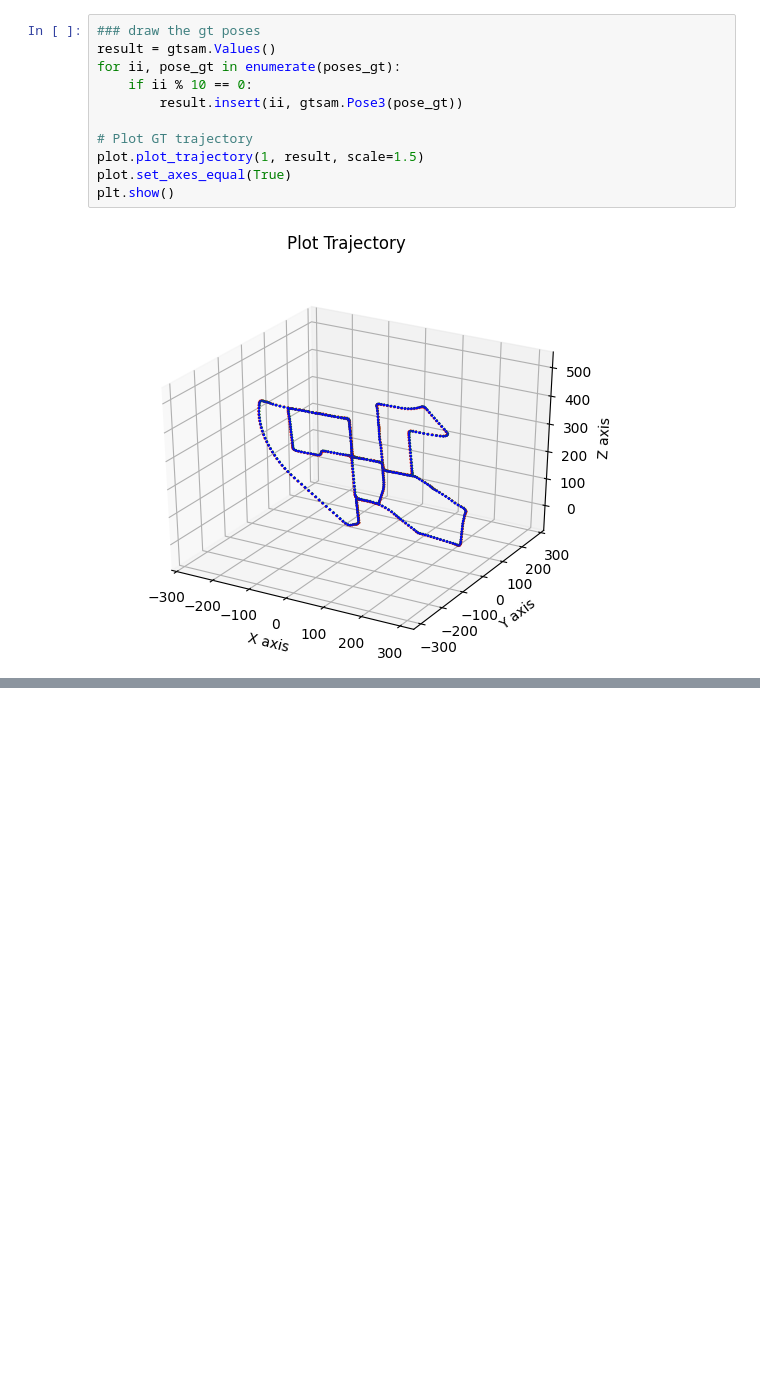
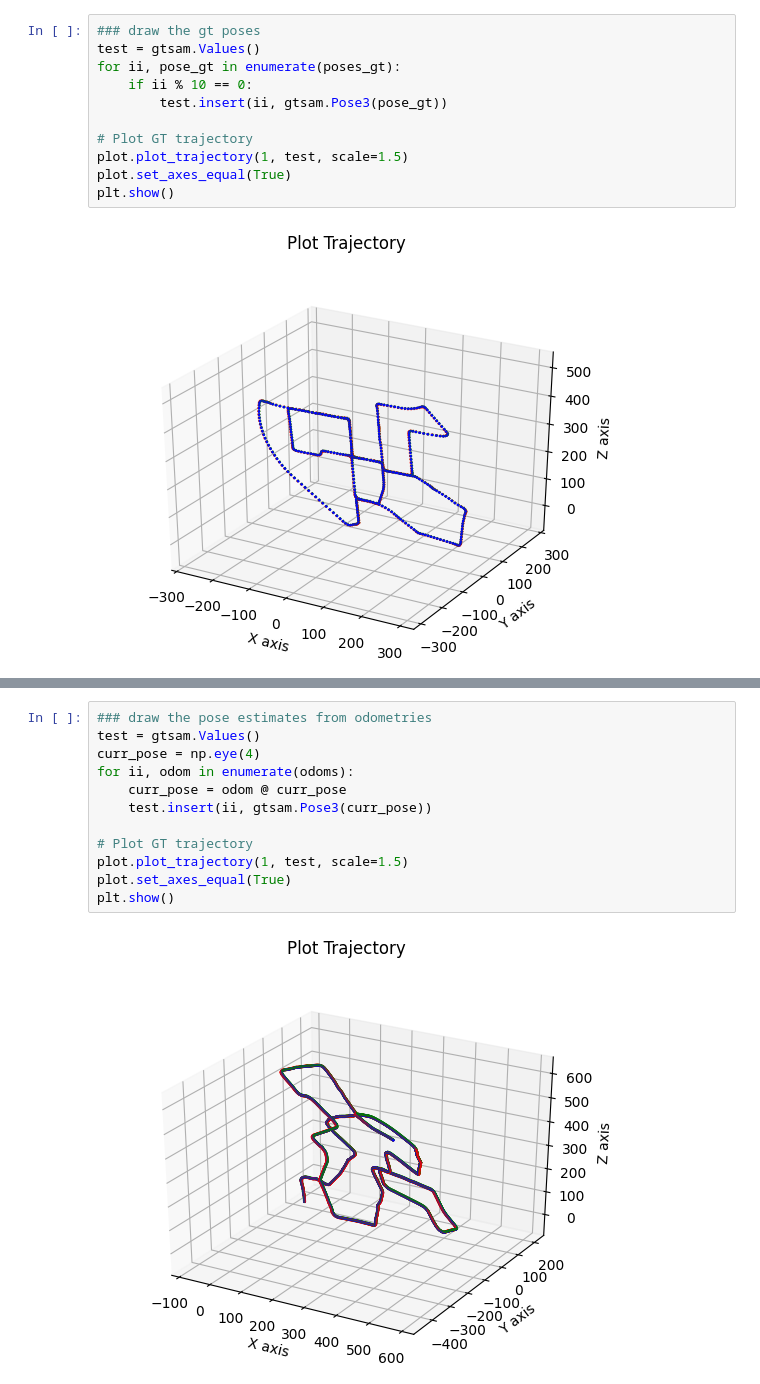
Before and after one commit to pickles976/PoseSLAM, a Jupyter notebook: poseSLAM.ipynb, the cells around one changed output, grey strips where cells are left out. Saved outputs shown, nothing was run; the diff lists cells and outputs as text; blank space fills up the shorter version.

```diff
--- a/poseSLAM.ipynb
+++ b/poseSLAM.ipynb
@@ -94,12 +101,12 @@ for loops_index_pair in loops_indexes:
 # %%
 ### draw the gt poses
-result = gtsam.Values()
+test = gtsam.Values()
 for ii, pose_gt in enumerate(poses_gt):
     if ii % 10 == 0:
-        result.insert(ii, gtsam.Pose3(pose_gt))
+        test.insert(ii, gtsam.Pose3(pose_gt))
 
 # Plot GT trajectory
-plot.plot_trajectory(1, result, scale=1.5)
+plot.plot_trajectory(1, test, scale=1.5)
 plot.set_axes_equal(True)
 plt.show()
 # %% [output]
@@ -117,6 +124,20 @@ plot.set_axes_equal(True)
 plt.show()
 # %% [output]
 [figure]
+# %%
+### draw the pose estimates from odometries
+test = gtsam.Values()
+curr_pose = np.eye(4)
+for ii, odom in enumerate(odoms):
+    curr_pose = odom @ curr_pose
+    test.insert(ii, gtsam.Pose3(curr_pose))
+
+# Plot GT trajectory
+plot.plot_trajectory(1, test, scale=1.5)
+plot.set_axes_equal(True)
+plt.show()
+# %% [output]
+[figure, added]
 # %%
 # Create the initial estimate
 initial_estimate = gtsam.Values()
```
Also changed, not shown: parts of 7 cells of this notebook, 7 other files.
